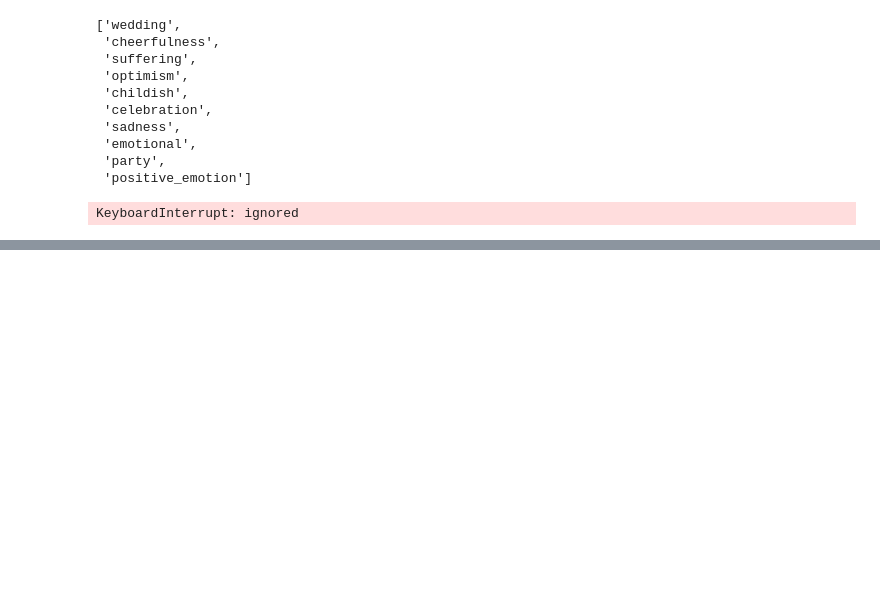
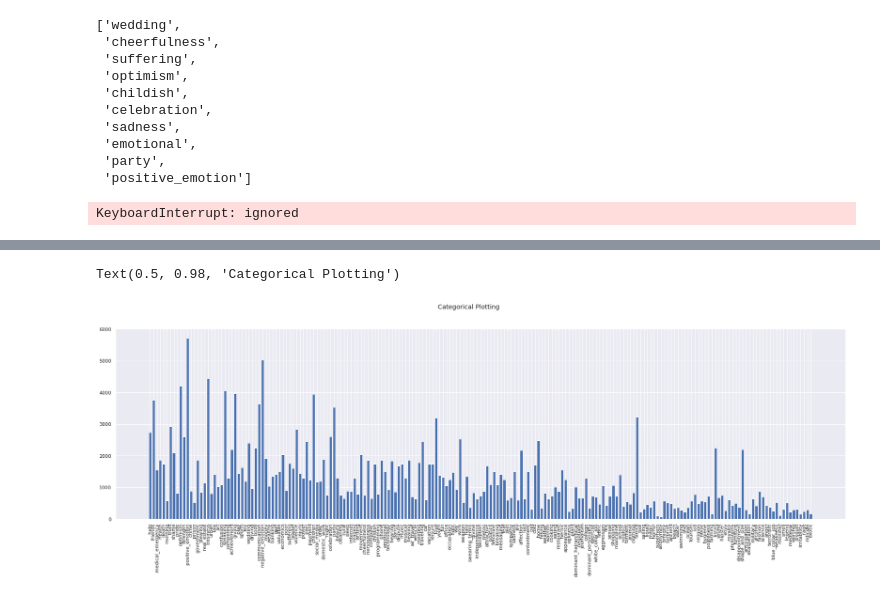
Before and after one commit to epfl-ada/ada-2021-project-palomamo, a Jupyter notebook: gender_topics.ipynb, the cells around one changed output, grey strips where cells are left out. Cells and saved outputs as stored; diff of their text form; code cells hidden in the pictures; blank space fills up the shorter version.

```diff
--- a/gender_topics.ipynb
+++ b/gender_topics.ipynb
@@ -150,0 +193,13 @@ topics_males.head()
+# %%
+import matplotlib.pyplot as plt
+
+names = list(dict_topics_females.keys())
+values = list(dict_topics_females.values())
+
+fig, axs = plt.subplots(1, 1, figsize=(30, 8), sharey=True)
+axs.bar(names, values)
+plt.xticks(rotation=90)
+fig.suptitle('Categorical Plotting')
+# %% [output]
+Text(0.5, 0.98, 'Categorical Plotting')
+[figure, added]
```
Also changed, not shown: parts of 11 cells of this notebook.
